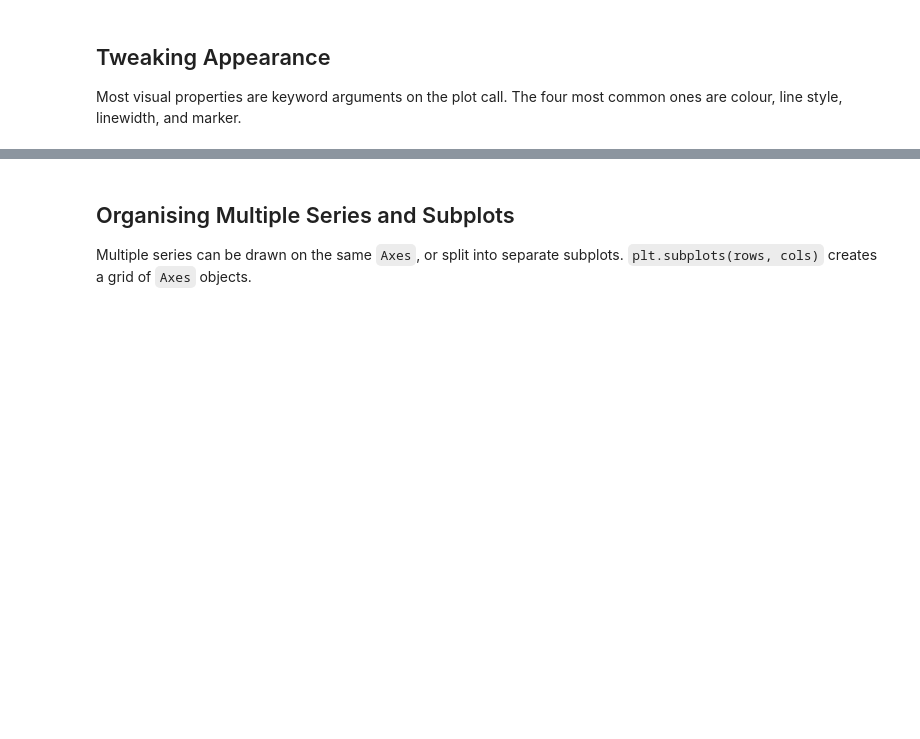
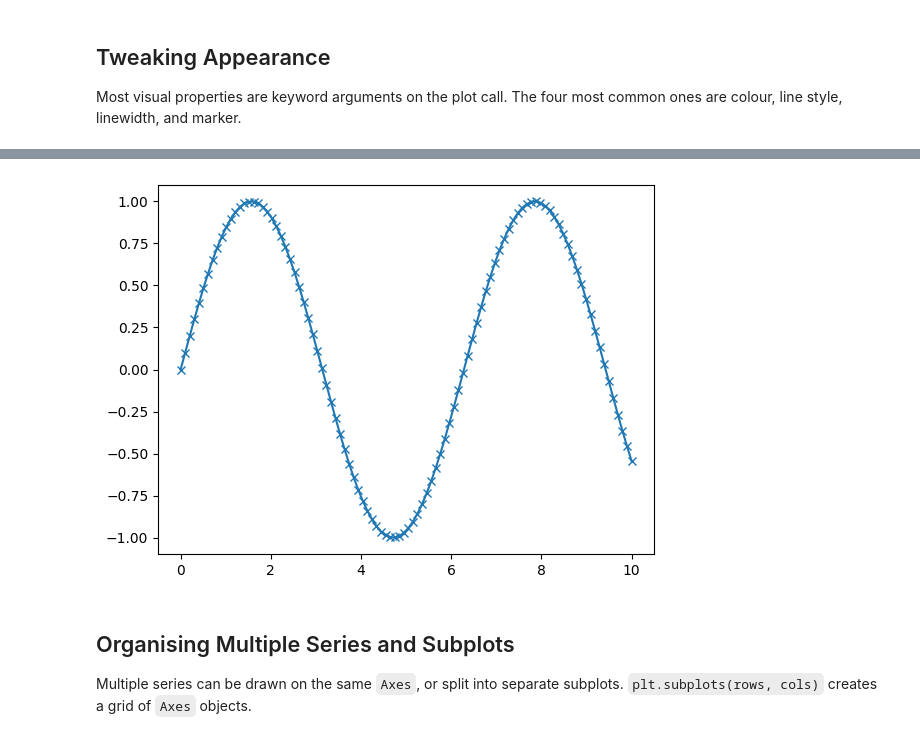
Before and after one commit to Calebchike/NDI-Python-Class, a Jupyter notebook: 12_data_visualisation_with_matplotlib.ipynb, the cells around one changed output, grey strips where cells are left out. Saved outputs shown, nothing was run; the diff lists cells and outputs as text; code cells hidden in the pictures; blank space fills up the shorter version.

```diff
--- a/12_data_visualisation_with_matplotlib.ipynb
+++ b/12_data_visualisation_with_matplotlib.ipynb
@@ -150,8 +193,10 @@ plt.show()
 # %%
 # marker - places a symbol at each data point
 fig, ax = plt.subplots()
-ax.plot(X, Y, marker="o")
+ax.plot(X, Y, marker="x")
 plt.show()
+# %% [output]
+[figure, added]
 # %% [markdown]
 ## Organising Multiple Series and Subplots
 
```
Also changed, not shown: parts of 75 cells of this notebook, 1 other file.
